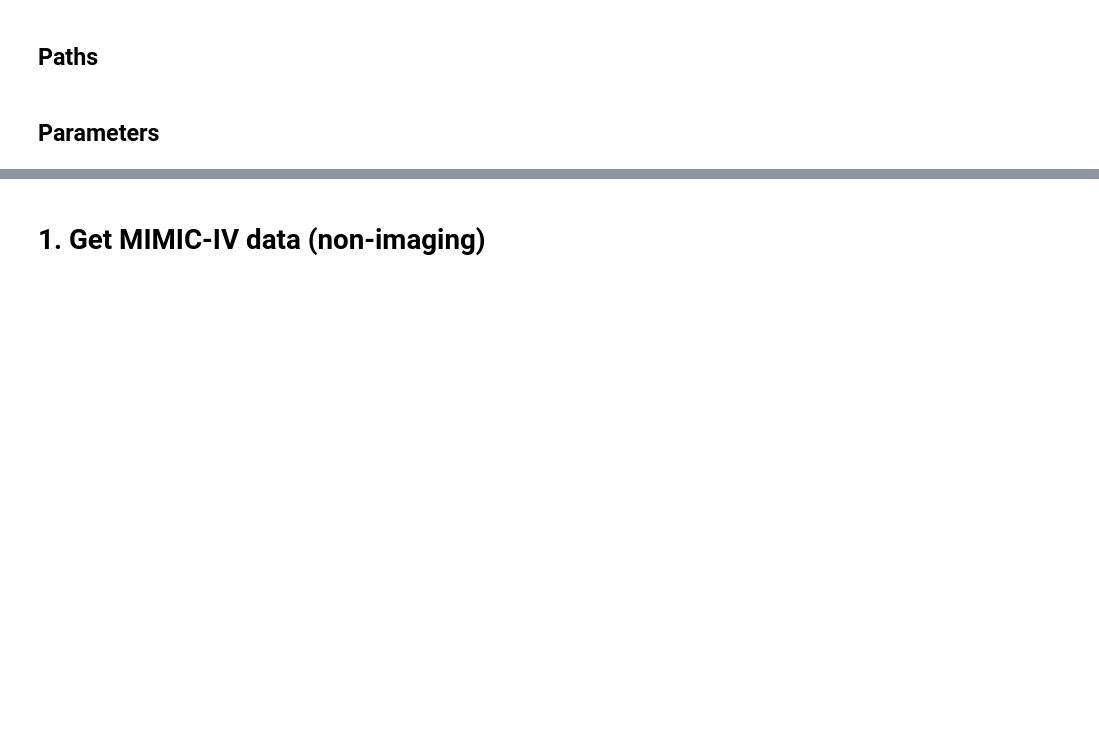
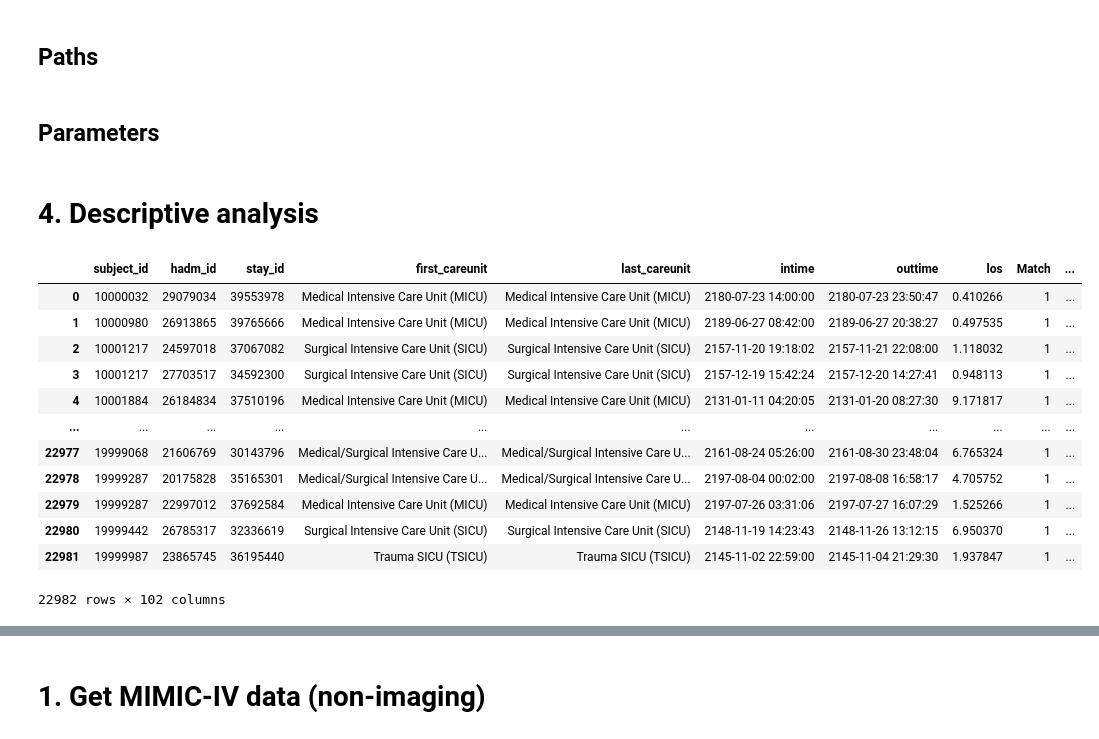
Before and after one commit to singlaayush/CardiomegalyBiomarkers, a Jupyter notebook: Cardiomegaly_Classification/DataPipeline.ipynb, the cells around one changed output, grey strips where cells are left out. Saved outputs shown, nothing was run; the diff lists cells and outputs as text; code cells hidden in the pictures; blank space fills up the shorter version.

```diff
--- a/Cardiomegaly_Classification/DataPipeline.ipynb
+++ b/Cardiomegaly_Classification/DataPipeline.ipynb
@@ -178,3 +180,28 @@ LabItems.update(lab_labels_min)
 ChartItems = dict(chart_labels_mean)
 ChartItems.update(chart_labels_max)
 ChartItems.update(chart_labels_min)
+# %% [markdown]
+# 4. Descriptive analysis
+# %%
+# Import functions
+import pandas as pd
+
+# Import cleaned master dataframe
+feature_folder = 'CardiomegalyBiomarkers/Cardiomegaly_Classification/MIMIC_features/'
+df_master_cleaned = pd.read_pickle(feature_folder + 'MIMIC_features_v3.pkl')
+# %%
+df_master_cleaned
+# %% [output]
+|  | subject_id | hadm_id | stay_id | first_careunit | last_careunit | intime | outtime | los | Match | ... |
+| 0 | 10000032 | 29079034 | 39553978 | Medical Intensive Care Unit (MICU) | Medical Intensive Care Unit (MICU) | 2180-07-23 14:00:00 | 2180-07-23 23:50:47 | 0.410266 | 1 | ... |
+| 1 | 10000980 | 26913865 | 39765666 | Medical Intensive Care Unit (MICU) | Medical Intensive Care Unit (MICU) | 2189-06-27 08:42:00 | 2189-06-27 20:38:27 | 0.497535 | 1 | ... |
+| 2 | 10001217 | 24597018 | 37067082 | Surgical Intensive Care Unit (SICU) | Surgical Intensive Care Unit (SICU) | 2157-11-20 19:18:02 | 2157-11-21 22:08:00 | 1.118032 | 1 | ... |
+| 3 | 10001217 | 27703517 | 34592300 | Surgical Intensive Care Unit (SICU) | Surgical Intensive Care Unit (SICU) | 2157-12-19 15:42:24 | 2157-12-20 14:27:41 | 0.948113 | 1 | ... |
+| 4 | 10001884 | 26184834 | 37510196 | Medical Intensive Care Unit (MICU) | Medical Intensive Care Unit (MICU) | 2131-01-11 04:20:05 | 2131-01-20 08:27:30 | 9.171817 | 1 | ... |
+| ... | ... | ... | ... | ... | ... | ... | ... | ... | ... | ... |
+| 22977 | 19999068 | 21606769 | 30143796 | Medical/Surgical Intensive Care U... | Medical/Surgical Intensive Care U... | 2161-08-24 05:26:00 | 2161-08-30 23:48:04 | 6.765324 | 1 | ... |
+| 22978 | 19999287 | 20175828 | 35165301 | Medical/Surgical Intensive Care U... | Medical/Surgical Intensive Care U... | 2197-08-04 00:02:00 | 2197-08-08 16:58:17 | 4.705752 | 1 | ... |
+| 22979 | 19999287 | 22997012 | 37692584 | Medical Intensive Care Unit (MICU) | Medical Intensive Care Unit (MICU) | 2197-07-26 03:31:06 | 2197-07-27 16:07:29 | 1.525266 | 1 | ... |
+| 22980 | 19999442 | 26785317 | 32336619 | Surgical Intensive Care Unit (SICU) | Surgical Intensive Care Unit (SICU) | 2148-11-19 14:23:43 | 2148-11-26 13:12:15 | 6.950370 | 1 | ... |
+| 22981 | 19999987 | 23865745 | 36195440 | Trauma SICU (TSICU) | Trauma SICU (TSICU) | 2145-11-02 22:59:00 | 2145-11-04 21:29:30 | 1.937847 | 1 | ... |
+22982 rows × 102 columns
```
Also changed, not shown: parts of 43 cells of this notebook, 4 other files.
